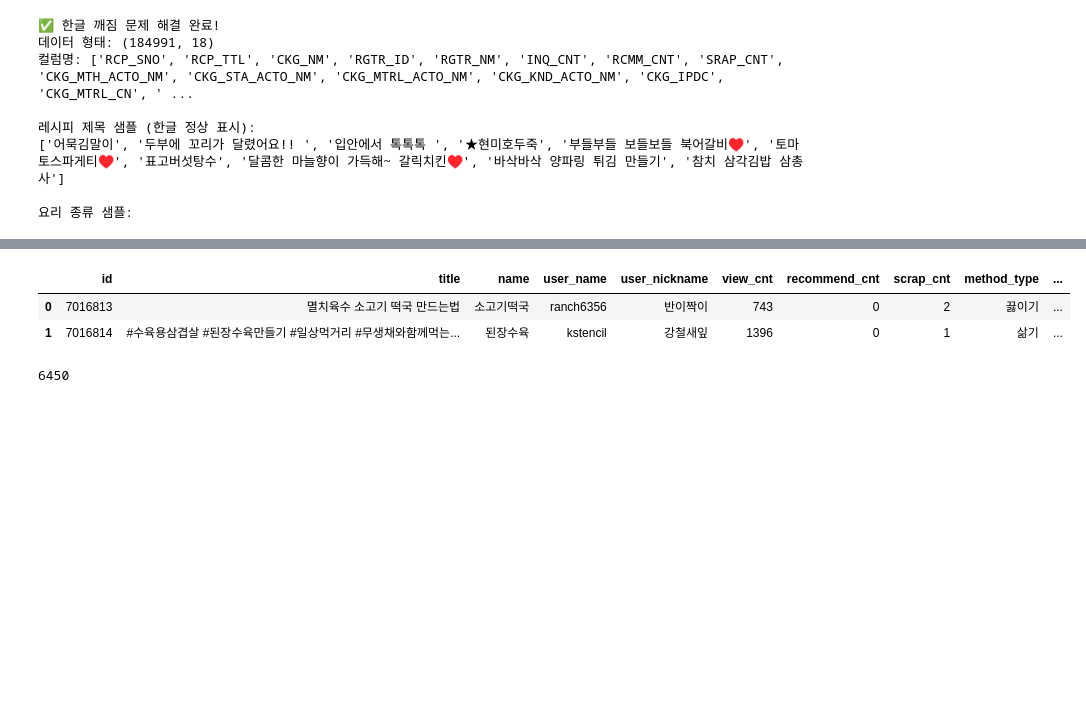
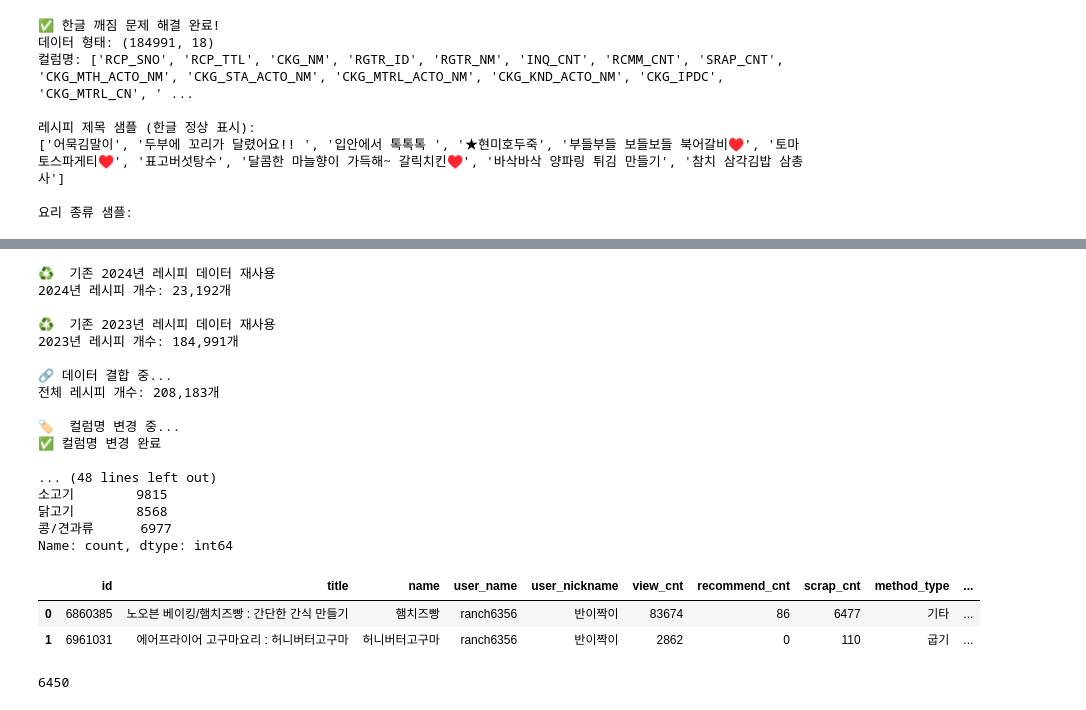
Before and after one commit to Reciping/reciping-data-pipeline, a Jupyter notebook: create_data.ipynb, the cells around one changed output, grey strips where cells are left out. Drawn from its saved outputs; the diff is of its cells as text; code cells hidden in the pictures; blank space fills up the shorter version.

```diff
--- a/create_data.ipynb
+++ b/create_data.ipynb
@@ -62,9 +74,16 @@ def make_password(password, cost_factor=12):
 ## 2. 참조 필요 없는 데이터 생성
 # %%
 # ─── 상수 정의 ───
-NUM_USERS       = 80000
-# NUM_PROMOTIONS  = 5
-# NUM_ORDERS      = 50000
-# NUM_CARTS       = 50000
+NUM_USERS = 30000  # 사용자 수를 30,000명으로 조정
+
+# 서비스 기간 설정: 2024.07.01 ~ 2025.07.21 (1년간)
+SERVICE_START_DATE = datetime(2024, 7, 1)
+SERVICE_END_DATE = datetime(2025, 7, 21)
+
+print(f"🎯 서비스 시나리오:")
+print(f"   - 서비스 시작일: {SERVICE_START_DATE.strftime('%Y.%m.%d')}")
+print(f"   - 서비스 현재일: {SERVICE_END_DATE.strftime('%Y.%m.%d')}")
+print(f"   - 서비스 운영 기간: {(SERVICE_END_DATE - SERVICE_START_DATE).days}일")
+print(f"   - 총 사용자 수: {NUM_USERS:,}명")
 
 fake = Faker('ko_KR')
@@ -291,9 +384,36 @@ Name: count, dtype: int64
 # %%
+# 레시피 데이터 처리 실행 (원본 날짜 그대로)
+try:
+    total_recipes_renamed = process_recipe_data(
+        recipes_24_df=globals().get('recipes_24_df'),
+        recipes_23_df=globals().get('recipes_23_df'),
+        user_data=None  # 사용자 데이터 없이 원본 날짜로 처리
+    )
+except NameError:
+    total_recipes_renamed = process_recipe_data(user_data=None)
+
 total_recipes_renamed.head(2)
 # %% [output]
+♻️  기존 2024년 레시피 데이터 재사용
+2024년 레시피 개수: 23,192개
+
+♻️  기존 2023년 레시피 데이터 재사용
+2023년 레시피 개수: 184,991개
+
+🔗 데이터 결합 중...
+전체 레시피 개수: 208,183개
+
+🏷️  컬럼명 변경 중...
+✅ 컬럼명 변경 완료
+
+... (48 lines left out)
+소고기        9815
+닭고기        8568
+콩/견과류      6977
+Name: count, dtype: int64
 |  | id | title | name | user_name | user_nickname | view_cnt | recommend_cnt | scrap_cnt | method_type | ... |
-| 0 | 7016813 | 멸치육수 소고기 떡국 만드는법 | 소고기떡국 | ranch6356 | 반이짝이 | 743 | 0 | 2 | 끓이기 | ... |
-| 1 | 7016814 | #수육용삼겹살 #된장수육만들기 #일상먹거리 #무생채와함께먹는... | 된장수육 | kstencil | 강철새잎 | 1396 | 0 | 1 | 삶기 | ... |
+| 0 | 6860385 | 노오븐 베이킹/햄치즈빵 : 간단한 간식 만들기 | 햄치즈빵 | ranch6356 | 반이짝이 | 83674 | 86 | 6477 | 기타 | ... |
+| 1 | 6961031 | 에어프라이어 고구마요리 : 허니버터고구마 | 허니버터고구마 | ranch6356 | 반이짝이 | 2862 | 0 | 110 | 굽기 | ... |
 # %%
 total_recipes_renamed["user_name"].nunique()
 # %% [output]
```
Also changed, not shown: parts of 26 cells of this notebook, 1 other file.
